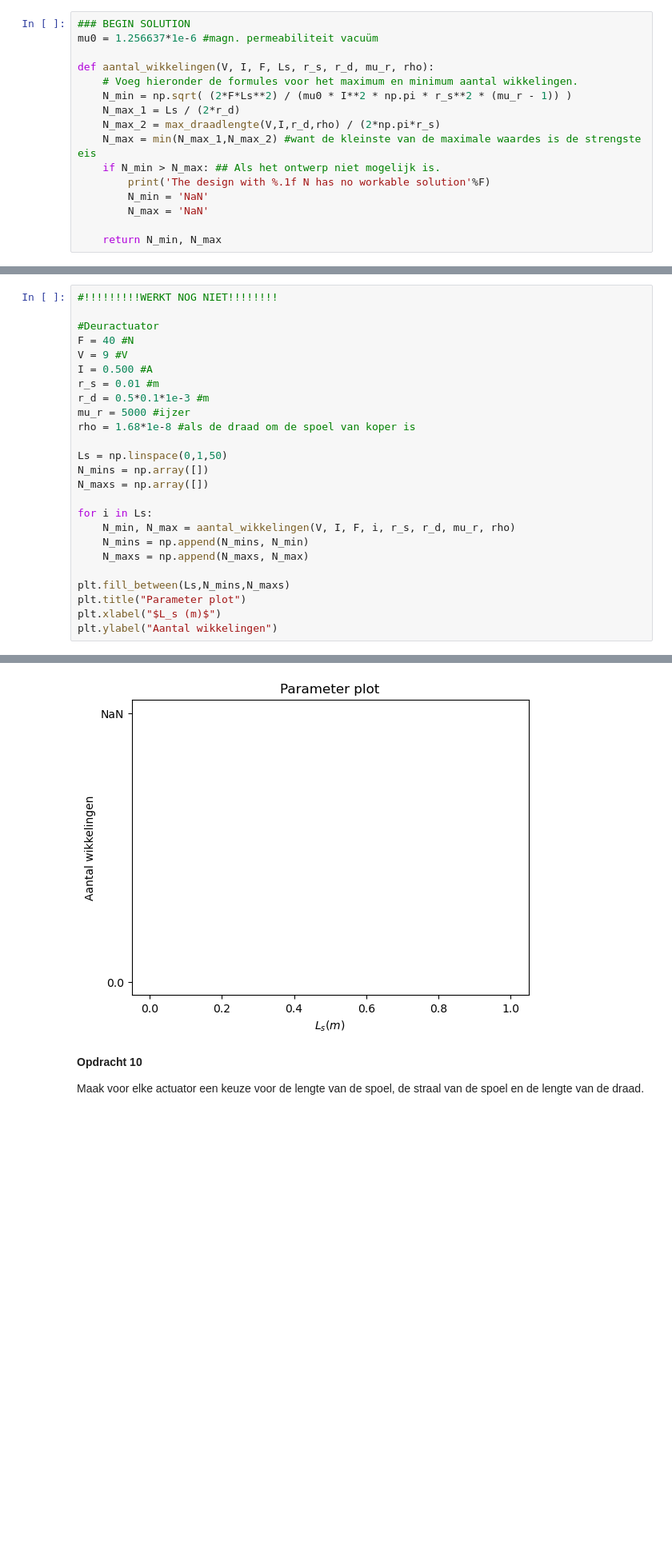
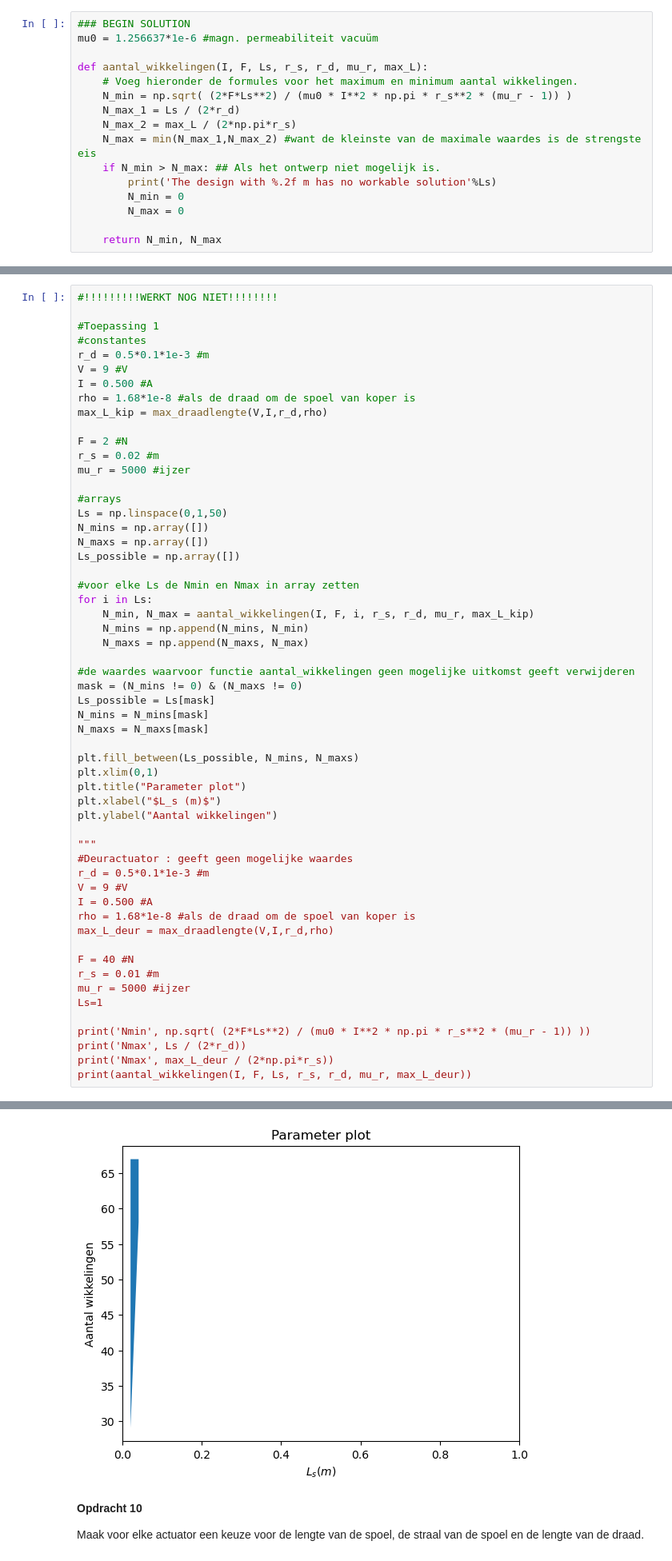
Before and after one commit to AnnetMoeleker/opdrachten-DEF-D, a Jupyter notebook: DigitaleOntwerpopdrachten/2KrachtactuatorOpdracht/2KrachtactuatorOpdracht/KrachtactuatorOpdracht.ipynb, the cells around one changed output, grey strips where cells are left out. Shown at 80% size. Cells and saved outputs as stored; diff of their text form; blank space fills up the shorter version.

```diff
--- a/DigitaleOntwerpopdrachten/2KrachtactuatorOpdracht/2KrachtactuatorOpdracht/KrachtactuatorOpdracht.ipynb
+++ b/DigitaleOntwerpopdrachten/2KrachtactuatorOpdracht/2KrachtactuatorOpdracht/KrachtactuatorOpdracht.ipynb
@@ -153,16 +170,16 @@ Het maximum aantal wikkelingen is de kleinste van voorwaarde 2) en 3). Geef een
 ### BEGIN SOLUTION
 mu0 = 1.256637*1e-6 #magn. permeabiliteit vacuüm
 
-def aantal_wikkelingen(V, I, F, Ls, r_s, r_d, mu_r, rho):
+def aantal_wikkelingen(I, F, Ls, r_s, r_d, mu_r, max_L):
     # Voeg hieronder de formules voor het maximum en minimum aantal wikkelingen.
     N_min = np.sqrt( (2*F*Ls**2) / (mu0 * I**2 * np.pi * r_s**2 * (mu_r - 1)) )
     N_max_1 = Ls / (2*r_d)
-    N_max_2 = max_draadlengte(V,I,r_d,rho) / (2*np.pi*r_s)
+    N_max_2 = max_L / (2*np.pi*r_s)
     N_max = min(N_max_1,N_max_2) #want de kleinste van de maximale waardes is de strengste eis
     if N_min > N_max: ## Als het ontwerp niet mogelijk is.
-        print('The design with %.1f N has no workable solution'%F)
-        N_min = 'NaN'
-        N_max = 'NaN'
+        print('The design with %.2f m has no workable solution'%Ls)
+        N_min = 0
+        N_max = 0
 
     return N_min, N_max
 # %% [markdown]
@@ -186,26 +203,57 @@ Maak een parameterplot met behulp van bovenstaand gedefinieerde functie voor de
 # %%
 #!!!!!!!!!WERKT NOG NIET!!!!!!!!
 
-#Deuractuator
-F = 40 #N
+#Toepassing 1
+#constantes
+r_d = 0.5*0.1*1e-3 #m
 V = 9 #V
 I = 0.500 #A
-r_s = 0.01 #m
-r_d = 0.5*0.1*1e-3 #m
+rho = 1.68*1e-8 #als de draad om de spoel van koper is
+max_L_kip = max_draadlengte(V,I,r_d,rho)
+
+F = 2 #N
+r_s = 0.02 #m
 mu_r = 5000 #ijzer
-rho = 1.68*1e-8 #als de draad om de spoel van koper is
 
+#arrays
 Ls = np.linspace(0,1,50)
 N_mins = np.array([])
 N_maxs = np.array([])
+Ls_possible = np.array([])
 
+#voor elke Ls de Nmin en Nmax in array zetten
 for i in Ls:
-    N_min, N_max = aantal_wikkelingen(V, I, F, i, r_s, r_d, mu_r, rho)
+    N_min, N_max = aantal_wikkelingen(I, F, i, r_s, r_d, mu_r, max_L_kip)
     N_mins = np.append(N_mins, N_min)
     N_maxs = np.append(N_maxs, N_max)
 
-plt.fill_between(Ls,N_mins,N_maxs)
+#de waardes waarvoor functie aantal_wikkelingen geen mogelijke uitkomst geeft verwijderen
+mask = (N_mins != 0) & (N_maxs != 0)
+Ls_possible = Ls[mask]
+N_mins = N_mins[mask]
+N_maxs = N_maxs[mask]
+
+plt.fill_between(Ls_possible, N_mins, N_maxs)
+plt.xlim(0,1)
 plt.title("Parameter plot")
 plt.xlabel("$L_s (m)$")
 plt.ylabel("Aantal wikkelingen")
+
+"""
+#Deuractuator : geeft geen mogelijke waardes
+r_d = 0.5*0.1*1e-3 #m
+V = 9 #V
+I = 0.500 #A
+rho = 1.68*1e-8 #als de draad om de spoel van koper is
+max_L_deur = max_draadlengte(V,I,r_d,rho)
+
+F = 40 #N
+r_s = 0.01 #m
+mu_r = 5000 #ijzer
+Ls=1
+
+print('Nmin', np.sqrt( (2*F*Ls**2) / (mu0 * I**2 * np.pi * r_s**2 * (mu_r - 1)) ))
+print('Nmax', Ls / (2*r_d))
+print('Nmax', max_L_deur / (2*np.pi*r_s))
+print(aantal_wikkelingen(I, F, Ls, r_s, r_d, mu_r, max_L_deur))
 # %% [output]
@@ -230,4 +277,4 @@ Text(0, 0.5, 'Aantal wikkelingen')
-[figure, old version]
+[figure, new version]
 # %% [markdown]
 **Opdracht 10**
 
```
Also changed, not shown: parts of 3 cells of this notebook.
